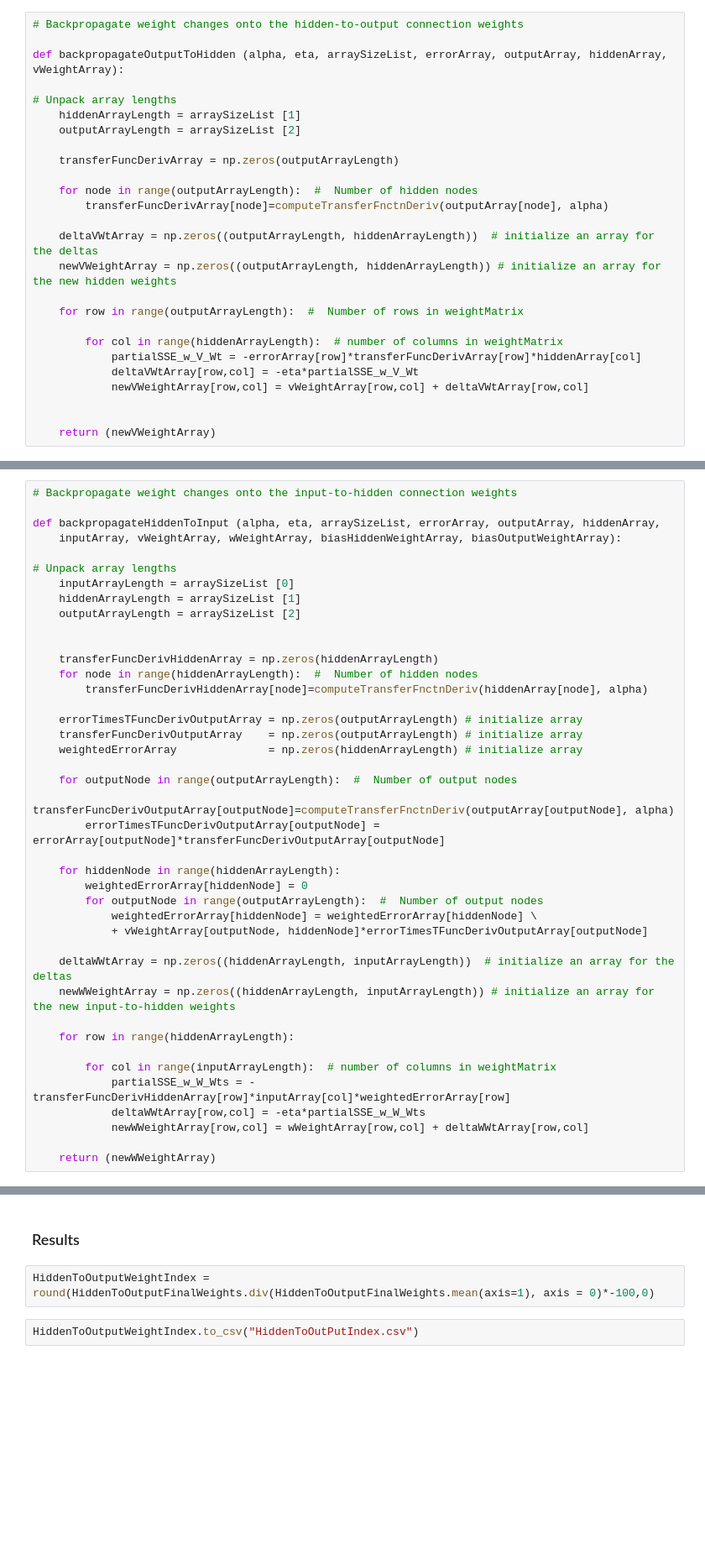
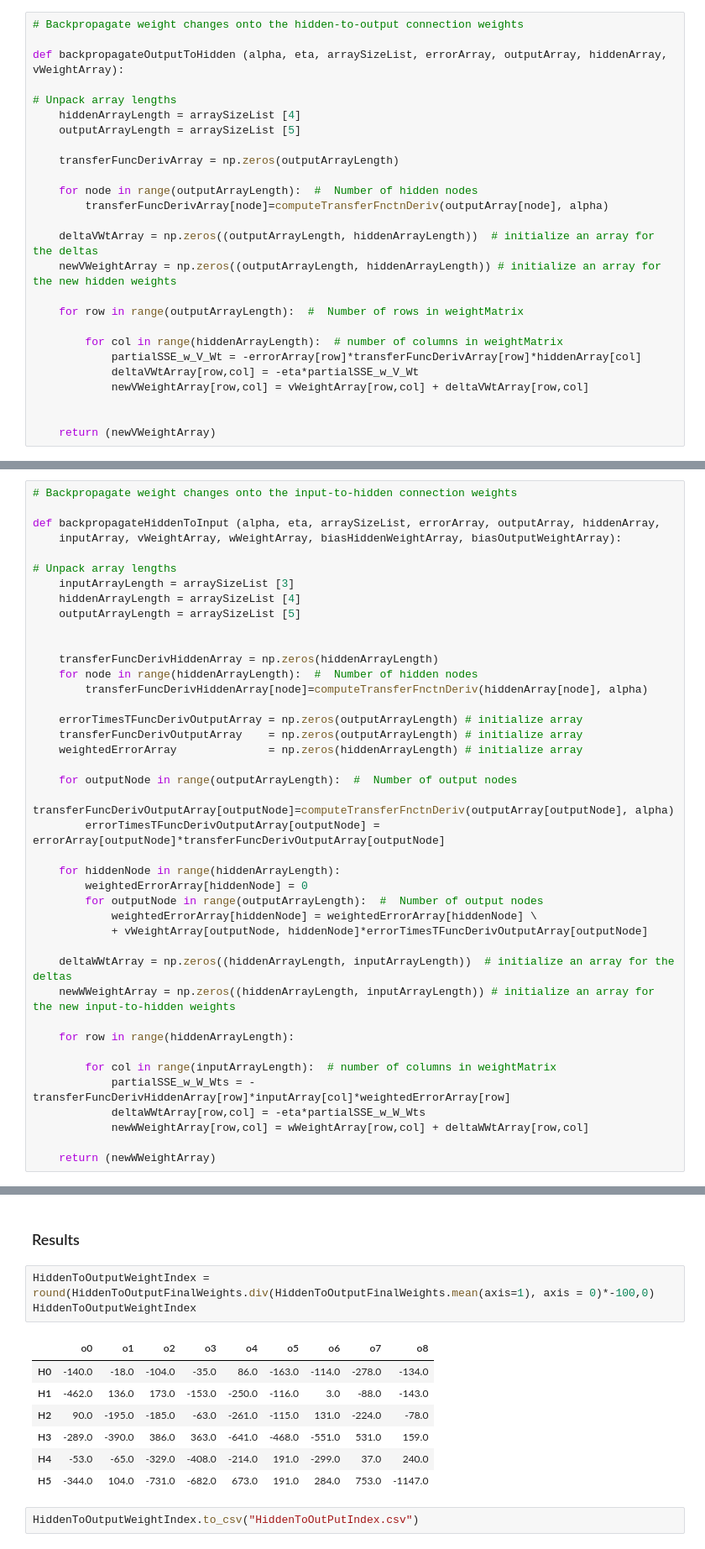
Before and after one commit to jacobkreider/msds458, a Jupyter notebook: Assignment 2- Adding Layers/A2 Working Code.ipynb, the cells around one changed output, grey strips where cells are left out. Shown: that part at 84% size. Cells and saved outputs as stored; diff of their text form; blank space fills up the shorter version.

```diff
--- a/Assignment 2- Adding Layers/A2 Working Code.ipynb
+++ b/Assignment 2- Adding Layers/A2 Working Code.ipynb
@@ -394,8 +399,8 @@ GB1vWeightArray, GB1vBiasWeightArray):
 def backpropagateOutputToHidden (alpha, eta, arraySizeList, errorArray, outputArray, hiddenArray, vWeightArray):
 
 # Unpack array lengths
-    hiddenArrayLength = arraySizeList [1]
-    outputArrayLength = arraySizeList [2]
+    hiddenArrayLength = arraySizeList [4]
+    outputArrayLength = arraySizeList [5]
 
     transferFuncDerivArray = np.zeros(outputArrayLength)
 
@@ -443,9 +448,9 @@ def backpropagateHiddenToInput (alpha, eta, arraySizeList, errorArray, outputArr
     inputArray, vWeightArray, wWeightArray, biasHiddenWeightArray, biasOutputWeightArray):
 
 # Unpack array lengths
-    inputArrayLength = arraySizeList [0]
-    hiddenArrayLength = arraySizeList [1]
-    outputArrayLength = arraySizeList [2]
+    inputArrayLength = arraySizeList [3]
+    hiddenArrayLength = arraySizeList [4]
+    outputArrayLength = arraySizeList [5]
 
 
     transferFuncDerivHiddenArray = np.zeros(hiddenArrayLength)
@@ -1457,6 +1461,15 @@ InputToHiddenFinalWeights
 ### Results
 # %%
 HiddenToOutputWeightIndex = round(HiddenToOutputFinalWeights.div(HiddenToOutputFinalWeights.mean(axis=1), axis = 0)*-100,0)
+HiddenToOutputWeightIndex
+# %% [output]
+|  | o0 | o1 | o2 | o3 | o4 | o5 | o6 | o7 | o8 |
+| H0 | -140.0 | -18.0 | -104.0 | -35.0 | 86.0 | -163.0 | -114.0 | -278.0 | -134.0 |
+| H1 | -462.0 | 136.0 | 173.0 | -153.0 | -250.0 | -116.0 | 3.0 | -88.0 | -143.0 |
+| H2 | 90.0 | -195.0 | -185.0 | -63.0 | -261.0 | -115.0 | 131.0 | -224.0 | -78.0 |
+| H3 | -289.0 | -390.0 | 386.0 | 363.0 | -641.0 | -468.0 | -551.0 | 531.0 | 159.0 |
+| H4 | -53.0 | -65.0 | -329.0 | -408.0 | -214.0 | 191.0 | -299.0 | 37.0 | 240.0 |
+| H5 | -344.0 | 104.0 | -731.0 | -682.0 | 673.0 | 191.0 | 284.0 | 753.0 | -1147.0 |
 # %%
 HiddenToOutputWeightIndex.to_csv("HiddenToOutPutIndex.csv")
 # %%
```
Also changed, not shown: parts of 19 cells of this notebook, 6 other files.
